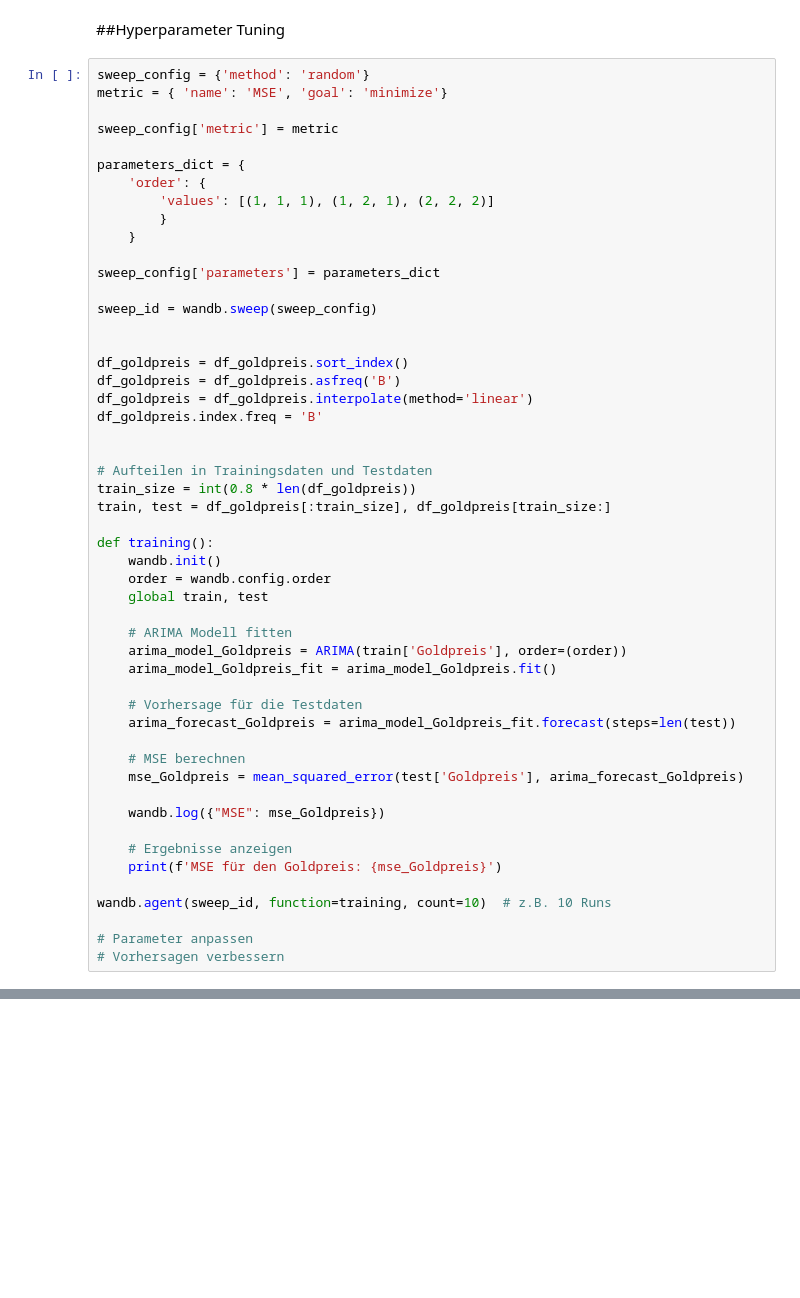
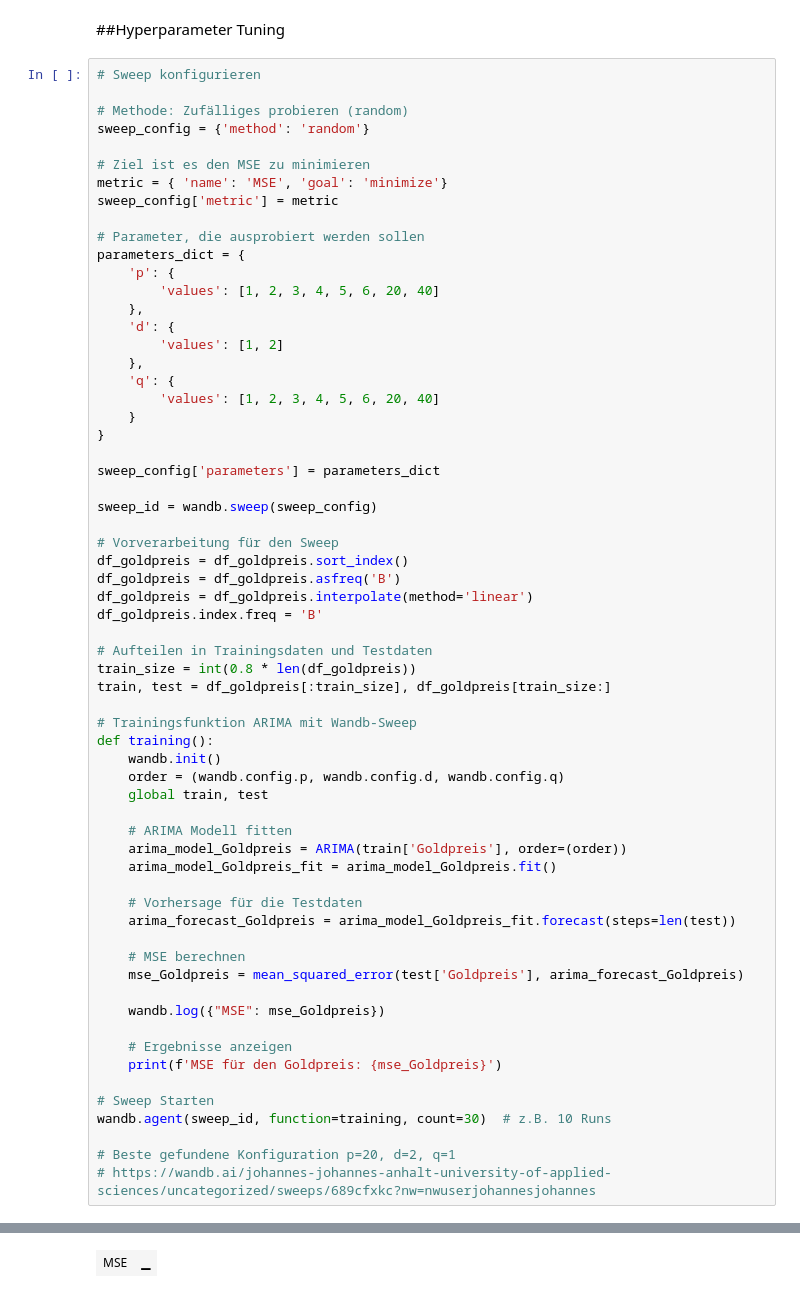
Before and after one commit to johannesscherpf/gold_price, a Jupyter notebook: data_understanding_notebook.ipynb, the cells around one changed output, grey strips where cells are left out. Cells and saved outputs as stored; diff of their text form; blank space fills up the shorter version.

```diff
--- a/data_understanding_notebook.ipynb
+++ b/data_understanding_notebook.ipynb
@@ -298,35 +429,46 @@ plt.show()
 # %% [markdown]
 ##Hyperparameter Tuning
 # %%
+# Sweep konfigurieren
+
+# Methode: Zufälliges probieren (random)
 sweep_config = {'method': 'random'}
+
+# Ziel ist es den MSE zu minimieren
 metric = { 'name': 'MSE', 'goal': 'minimize'}
-
 sweep_config['metric'] = metric
 
+# Parameter, die ausprobiert werden sollen
 parameters_dict = {
-    'order': {
-        'values': [(1, 1, 1), (1, 2, 1), (2, 2, 2)]
-        }
+    'p': {
+        'values': [1, 2, 3, 4, 5, 6, 20, 40]
+    },
+    'd': {
+        'values': [1, 2]
+    },
+    'q': {
+        'values': [1, 2, 3, 4, 5, 6, 20, 40]
     }
+}
 
 sweep_config['parameters'] = parameters_dict
 
 sweep_id = wandb.sweep(sweep_config)
 
-
+# Vorverarbeitung für den Sweep
 df_goldpreis = df_goldpreis.sort_index()
 df_goldpreis = df_goldpreis.asfreq('B')
 df_goldpreis = df_goldpreis.interpolate(method='linear')
 df_goldpreis.index.freq = 'B'
 
-
 # Aufteilen in Trainingsdaten und Testdaten
 train_size = int(0.8 * len(df_goldpreis))
 train, test = df_goldpreis[:train_size], df_goldpreis[train_size:]
 
+# Trainingsfunktion ARIMA mit Wandb-Sweep
 def training():
     wandb.init()
-    order = wandb.config.order
+    order = (wandb.config.p, wandb.config.d, wandb.config.q)
     global train, test
 
     # ARIMA Modell fitten
@@ -344,7 +486,9 @@ def training():
     # Ergebnisse anzeigen
     print(f'MSE für den Goldpreis: {mse_Goldpreis}')
 
-wandb.agent(sweep_id, function=training, count=10)  # z.B. 10 Runs
+# Sweep Starten
+wandb.agent(sweep_id, function=training, count=30)  # z.B. 10 Runs
 
-# Parameter anpassen
-# Vorhersagen verbessern
+# Beste gefundene Konfiguration p=20, d=2, q=1
+# https://wandb.ai/johannes-johannes-anhalt-university-of-applied-sciences/uncategorized/sweeps/689cfxkc?nw=nwuserjohannesjohannes
+# %% [output]
@@ -350,0 +512 @@ wandb.agent(sweep_id, function=training, count=10)  # z.B. 10 Runs
+| MSE | ▁ |
```
Also changed, not shown: parts of 13 cells of this notebook, 1 other file.
